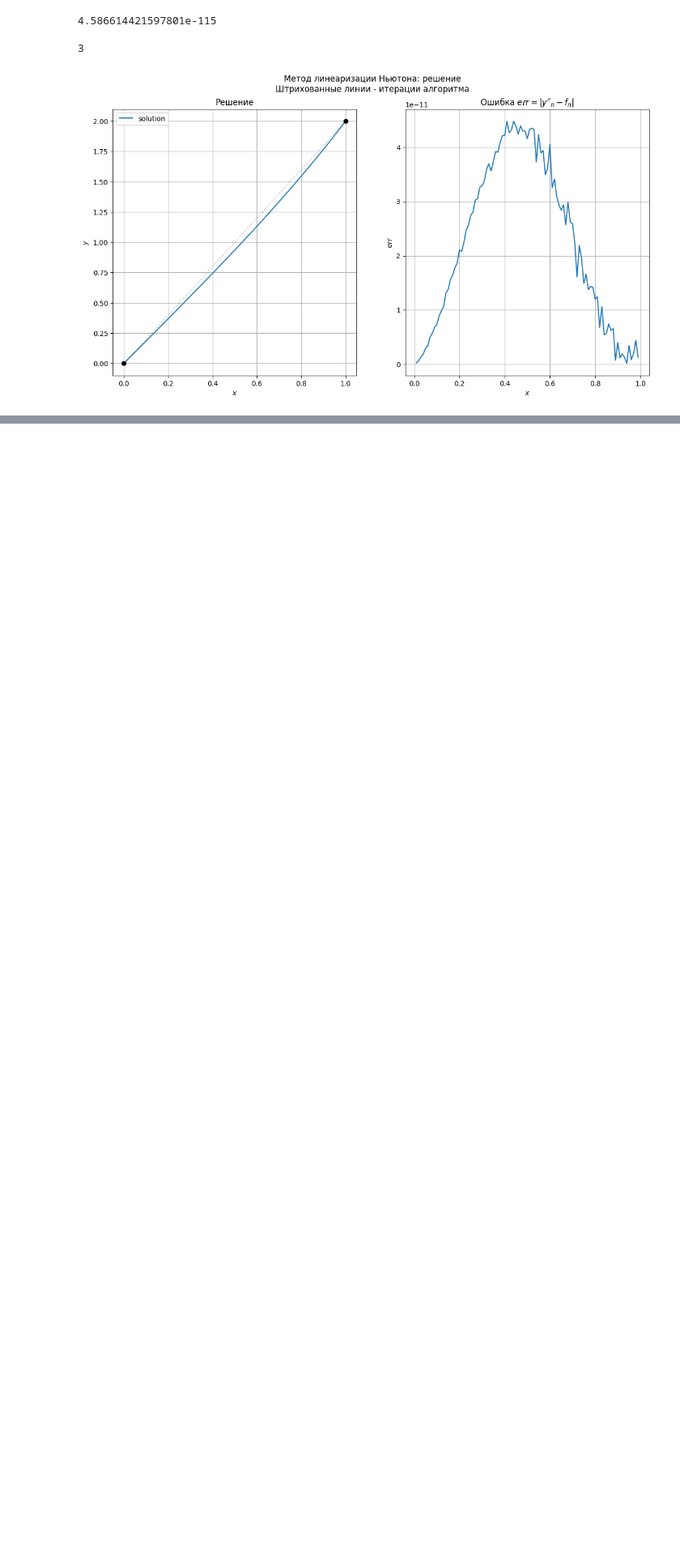
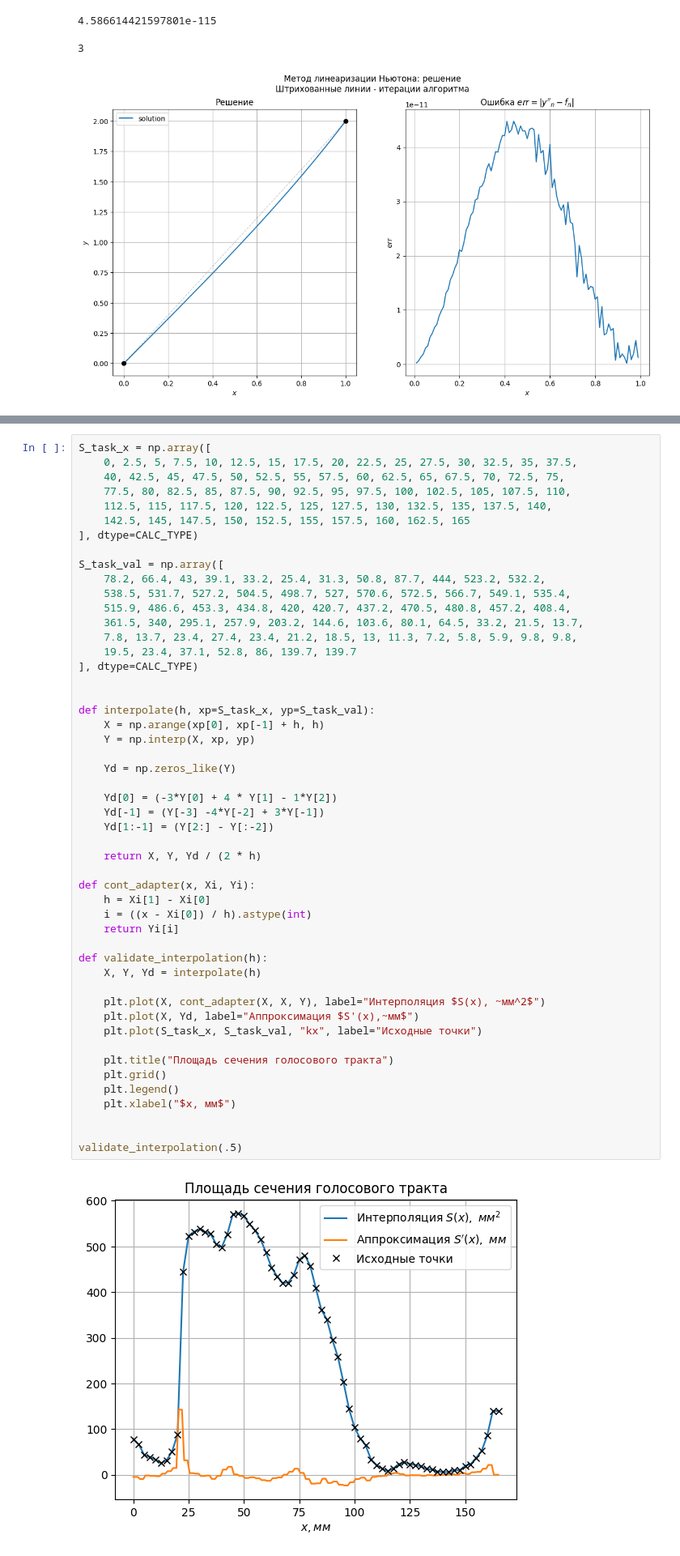
Before and after one commit to tndrd/mipt-comp-math, a Jupyter notebook: 7-8-bvalue-problem/8-bp-nonlinear.ipynb, the cells around one changed output, grey strips where cells are left out. Shown at 81% size. Cells and saved outputs as stored; diff of their text form; blank space fills up the shorter version.

```diff
--- a/7-8-bvalue-problem/8-bp-nonlinear.ipynb
+++ b/7-8-bvalue-problem/8-bp-nonlinear.ipynb
@@ -382,0 +407,52 @@ plot_task(f_task, bp_task, solver, 1e-2, 11, "Метод линеаризаци
+# %%
+S_task_x = np.array([
+    0, 2.5, 5, 7.5, 10, 12.5, 15, 17.5, 20, 22.5, 25, 27.5, 30, 32.5, 35, 37.5,
+    40, 42.5, 45, 47.5, 50, 52.5, 55, 57.5, 60, 62.5, 65, 67.5, 70, 72.5, 75,
+    77.5, 80, 82.5, 85, 87.5, 90, 92.5, 95, 97.5, 100, 102.5, 105, 107.5, 110,
+    112.5, 115, 117.5, 120, 122.5, 125, 127.5, 130, 132.5, 135, 137.5, 140,
+    142.5, 145, 147.5, 150, 152.5, 155, 157.5, 160, 162.5, 165
+], dtype=CALC_TYPE)
+
+S_task_val = np.array([
+    78.2, 66.4, 43, 39.1, 33.2, 25.4, 31.3, 50.8, 87.7, 444, 523.2, 532.2,
+    538.5, 531.7, 527.2, 504.5, 498.7, 527, 570.6, 572.5, 566.7, 549.1, 535.4,
+    515.9, 486.6, 453.3, 434.8, 420, 420.7, 437.2, 470.5, 480.8, 457.2, 408.4,
+    361.5, 340, 295.1, 257.9, 203.2, 144.6, 103.6, 80.1, 64.5, 33.2, 21.5, 13.7,
+    7.8, 13.7, 23.4, 27.4, 23.4, 21.2, 18.5, 13, 11.3, 7.2, 5.8, 5.9, 9.8, 9.8,
+    19.5, 23.4, 37.1, 52.8, 86, 139.7, 139.7
+], dtype=CALC_TYPE)
+
+
+def interpolate(h, xp=S_task_x, yp=S_task_val):
+    X = np.arange(xp[0], xp[-1] + h, h)
+    Y = np.interp(X, xp, yp)
+
+    Yd = np.zeros_like(Y)
+
+    Yd[0] = (-3*Y[0] + 4 * Y[1] - 1*Y[2])
+    Yd[-1] = (Y[-3] -4*Y[-2] + 3*Y[-1])
+    Yd[1:-1] = (Y[2:] - Y[:-2])
+
+    return X, Y, Yd / (2 * h)
+
+def cont_adapter(x, Xi, Yi):
+    h = Xi[1] - Xi[0]
+    i = ((x - Xi[0]) / h).astype(int)
+    return Yi[i]
+
+def validate_interpolation(h):
+    X, Y, Yd = interpolate(h)
+
+    plt.plot(X, cont_adapter(X, X, Y), label="Интерполяция $S(x), ~мм^2$")
+    plt.plot(X, Yd, label="Аппроксимация $S'(x),~мм$")
+    plt.plot(S_task_x, S_task_val, "kx", label="Исходные точки")
+
+    plt.title("Площадь сечения голосового тракта")
+    plt.grid()
+    plt.legend()
+    plt.xlabel("$x, мм$")
+
+
+validate_interpolation(.5)
+# %% [output]
+[figure, added]
```
Also changed, not shown: parts of 16 cells of this notebook, 2 other files.
